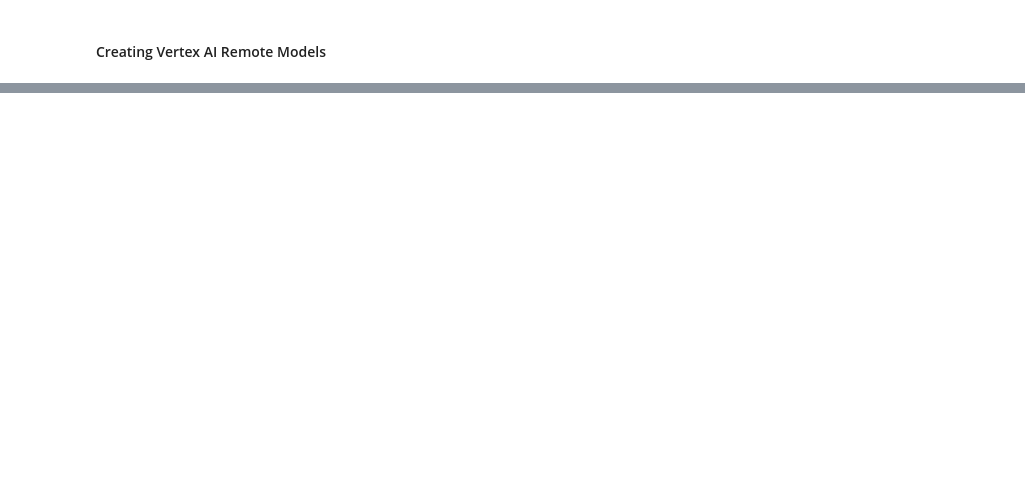
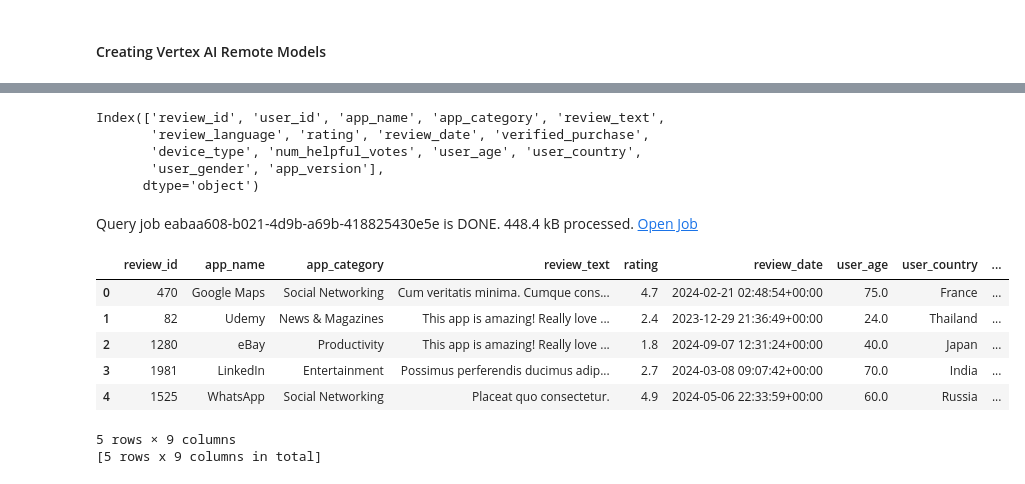
Before and after one commit to smvinodkumar910/market-mirror, a Jupyter notebook: backend/process_data.ipynb, the cells around one changed output, grey strips where cells are left out. Cells and saved outputs as stored; diff of their text form; code cells hidden in the pictures; blank space fills up the shorter version.

```diff
--- a/backend/process_data.ipynb
+++ b/backend/process_data.ipynb
@@ -211,0 +160,2 @@ dtype: Int64
+# %%
+review_df = bpd.read_gbq(f'{PROJECT_ID}.{BQ_BRONZE_DATASET}.multilingual_mobile_app_reviews_2025')
@@ -211,0 +176,26 @@ dtype: Int64
+# %%
+review_df.columns
+# %% [output]
+Index(['review_id', 'user_id', 'app_name', 'app_category', 'review_text',
+       'review_language', 'rating', 'review_date', 'verified_purchase',
+       'device_type', 'num_helpful_votes', 'user_age', 'user_country',
+       'user_gender', 'app_version'],
+      dtype='object')
+# %%
+#lets keep only necessary column
+#ignoring the review language column since its looks like not relavent. Even reviews in English is having different language code.
+
+review_df_subset = review_df[['review_id', 'app_name','app_category','review_text','rating','review_date','user_age','user_country',
+                       'user_gender']]
+# %%
+review_df_subset.head(5)
+# %% [output]
+Query job eabaa608-b021-4d9b-a69b-418825430e5e is DONE. 448.4 kB processed. Open Job
+|  | review_id | app_name | app_category | review_text | rating | review_date | user_age | user_country | ... |
+| 0 | 470 | Google Maps | Social Networking | Cum veritatis minima. Cumque cons... | 4.7 | 2024-02-21 02:48:54+00:00 | 75.0 | France | ... |
+| 1 | 82 | Udemy | News & Magazines | This app is amazing! Really love ... | 2.4 | 2023-12-29 21:36:49+00:00 | 24.0 | Thailand | ... |
+| 2 | 1280 | eBay | Productivity | This app is amazing! Really love ... | 1.8 | 2024-09-07 12:31:24+00:00 | 40.0 | Japan | ... |
+| 3 | 1981 | LinkedIn | Entertainment | Possimus perferendis ducimus adip... | 2.7 | 2024-03-08 09:07:42+00:00 | 70.0 | India | ... |
+| 4 | 1525 | WhatsApp | Social Networking | Placeat quo consectetur. | 4.9 | 2024-05-06 22:33:59+00:00 | 60.0 | Russia | ... |
+5 rows × 9 columns
+[5 rows x 9 columns in total]
```
Also changed, not shown: parts of 65 cells of this notebook, 1 other file.
